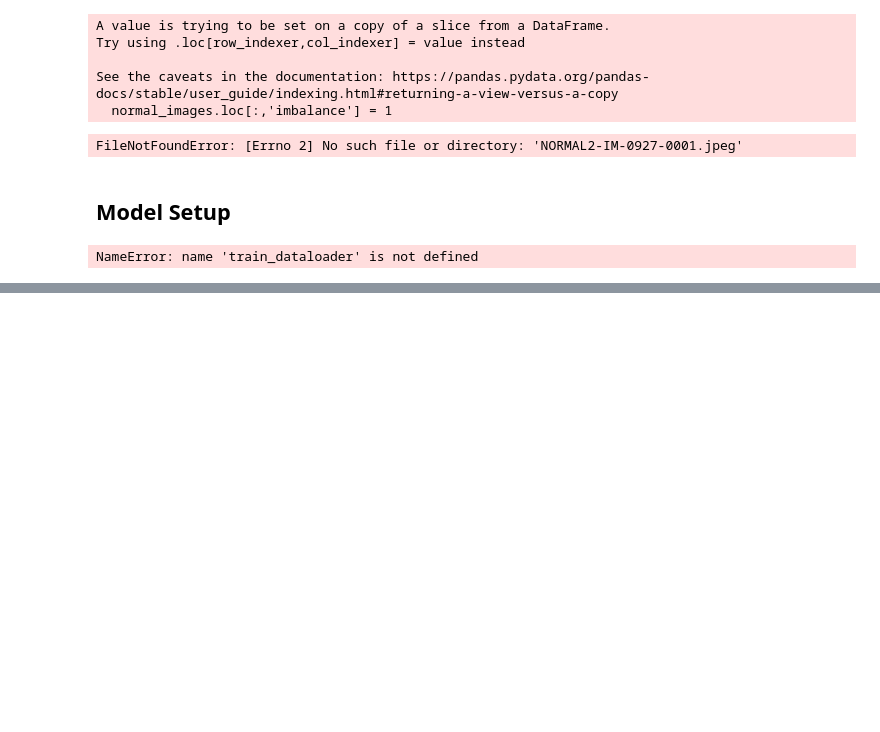
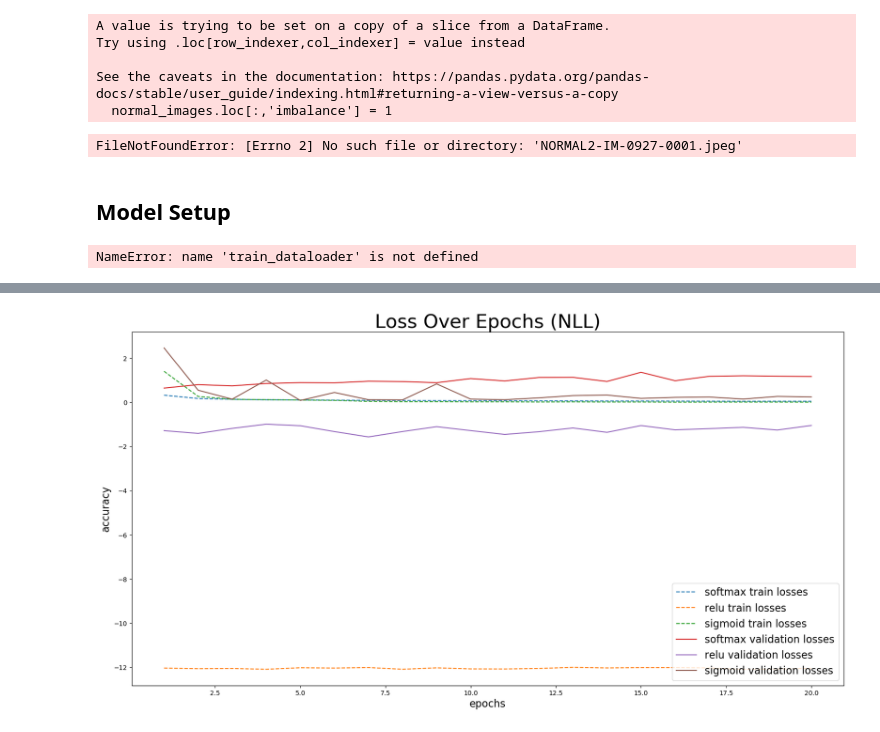
Before and after one commit to mxu2000/cappydoctors-pneumonia-diagnosis, a Jupyter notebook: checkpoint_2.ipynb, the cells around one changed output, grey strips where cells are left out. Drawn from its saved outputs; the diff is of its cells as text; code cells hidden in the pictures; blank space fills up the shorter version.

```diff
--- a/checkpoint_2.ipynb
+++ b/checkpoint_2.ipynb
@@ -498,0 +595,22 @@ plt.show()
+# %%
+# Plot Loss Over Epochs
+fig, ax = plt.subplots(nrows=1, ncols=1, figsize=(20,10))
+epochs_array = [i for i in range(1, 21)]
+
+# train: solid
+ax.plot(epochs_array, softmax_output_nll['train_losses'], label = 'softmax train losses', linestyle = 'dashed')
+ax.plot(epochs_array, Relu_output_nll['train_losses'], label = 'relu train losses', linestyle = 'dashed')
+ax.plot(epochs_array, sigmoid_output_nll['train_losses'], label = 'sigmoid train losses', linestyle = 'dashed')
+# validation: dashed
+ax.plot(epochs_array, softmax_output_nll['val_losses'], label = 'softmax validation losses', linestyle = 'solid')
+ax.plot(epochs_array, Relu_output_nll['val_losses'], label = 'relu validation losses', linestyle = 'solid')
+ax.plot(epochs_array, sigmoid_output_nll['val_losses'], label = 'sigmoid validation losses', linestyle = 'solid')
+
+
+ax.set_title('Loss Over Epochs (NLL)', fontsize=30)
+ax.legend(loc="lower right", fontsize=16)
+ax.set_xlabel("epochs", fontsize=16)
+ax.set_ylabel("accuracy", fontsize=16)
+plt.show()
+# %% [output]
+[figure, added]
```
Also changed, not shown: parts of 14 cells of this notebook.
